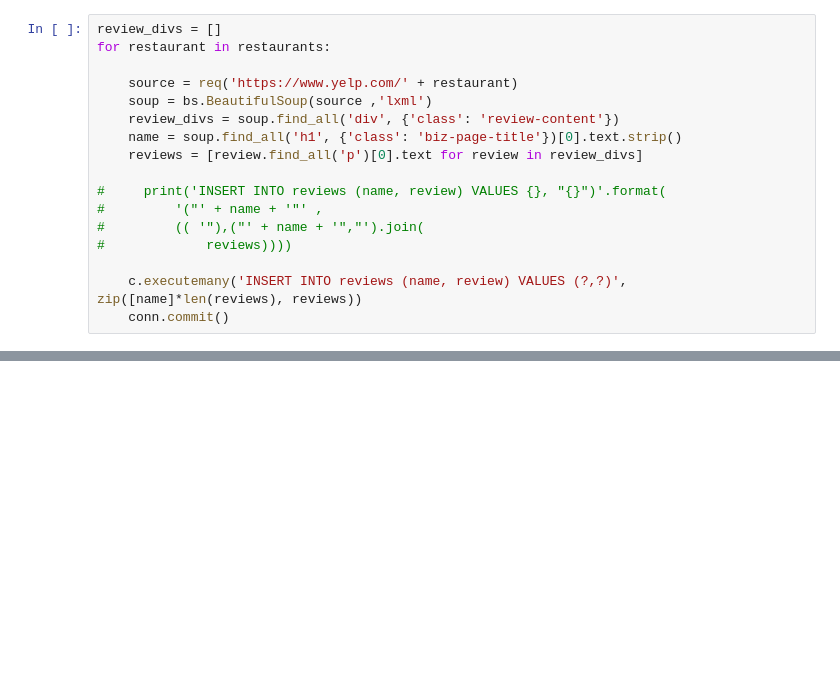
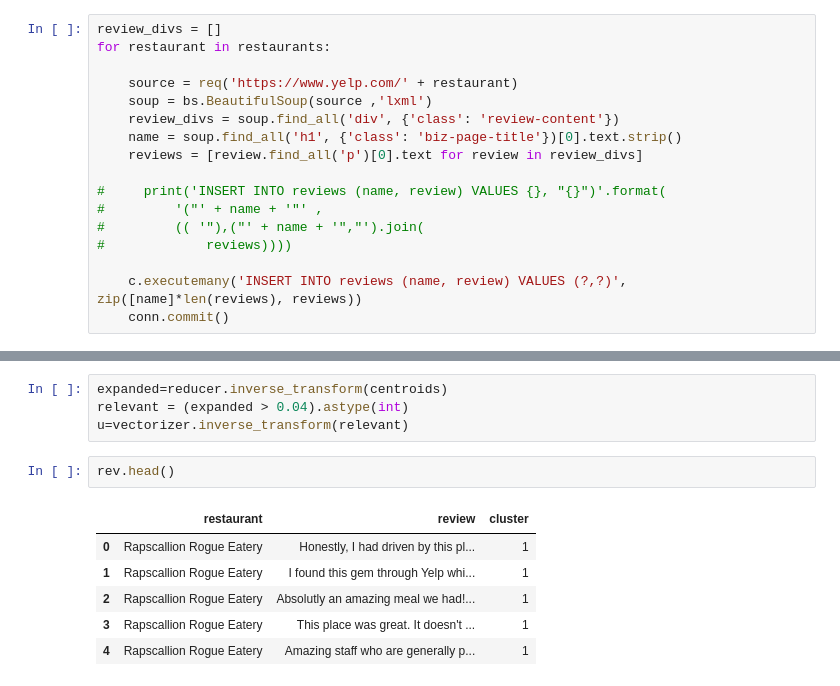
Before and after one commit to Mahsarm/Yelp-data-analysis, a Jupyter notebook: yelping.ipynb, the cells around one changed output, grey strips where cells are left out. Drawn from its saved outputs; the diff is of its cells as text; blank space fills up the shorter version.

```diff
--- a/yelping.ipynb
+++ b/yelping.ipynb
@@ -124,0 +153,13 @@ rev[0:10]
+# %%
+expanded=reducer.inverse_transform(centroids)
+relevant = (expanded > 0.04).astype(int)
+u=vectorizer.inverse_transform(relevant)
+# %%
+rev.head()
+# %% [output]
+|  | restaurant | review | cluster |
+| 0 | Rapscallion Rogue Eatery | Honestly, I had driven by this pl... | 1 |
+| 1 | Rapscallion Rogue Eatery | I found this gem through Yelp whi... | 1 |
+| 2 | Rapscallion Rogue Eatery | Absolutly an amazing meal we had!... | 1 |
+| 3 | Rapscallion Rogue Eatery | This place was great. It doesn't ... | 1 |
+| 4 | Rapscallion Rogue Eatery | Amazing staff who are generally p... | 1 |
```
Also changed, not shown: parts of 8 cells of this notebook.
